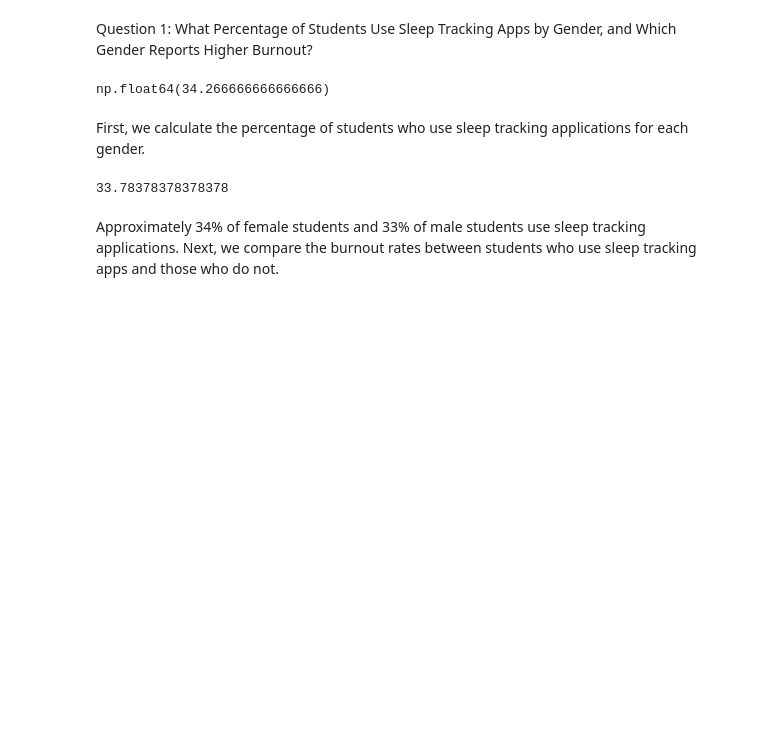
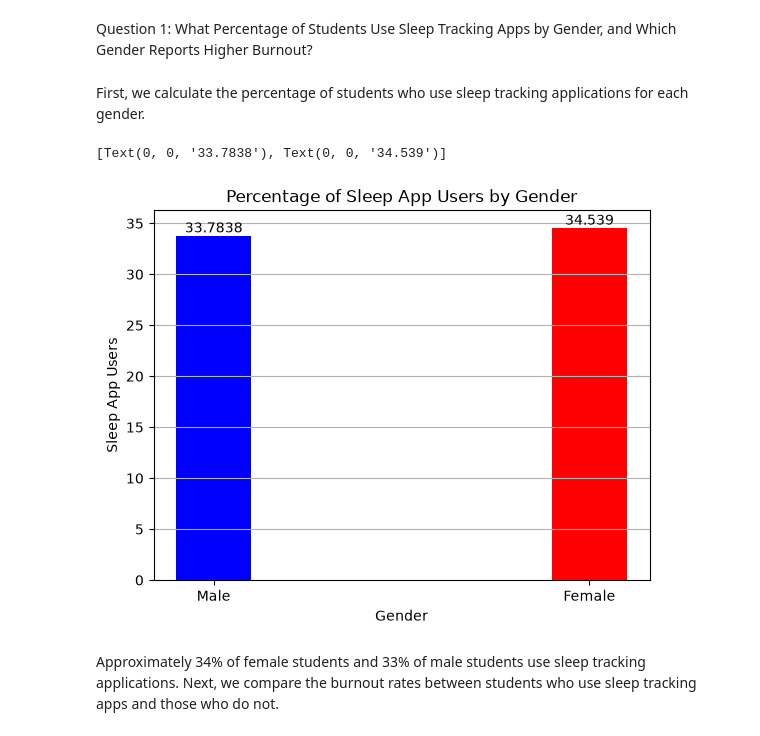
Before and after one commit to ali-keikha/student-sleep-analysis, a Jupyter notebook: notebooks/student_sleep_analysis.ipynb, the cells around one changed output. Cells and saved outputs as stored; diff of their text form; code cells hidden in the pictures; blank space fills up the shorter version.

Commit message:
Add bar chart for data analysis visualization

```diff
--- a/notebooks/student_sleep_analysis.ipynb
+++ b/notebooks/student_sleep_analysis.ipynb
@@ -12,5 +13,5 @@ import pandas as pd
 # %%
-tabel = pd.read_csv("C:\\Users\\lenovo\\Desktop\\Student-Sleep-Analysis\\data\\student_sleep_mental_health_2026.csv")
+df = pd.read_csv("../data/student_sleep_mental_health_2026.csv")
 # %% [markdown]
 # Date Overview
 
@@ -60,20 +61,34 @@ After exploring the dataset, I observed the following:
 # %% [markdown]
 Question 1: What Percentage of Students Use Sleep Tracking Apps by Gender, and Which Gender Reports Higher Burnout?
 # %%
-label_count = tabel["uses_sleep_app"].value_counts()
-true_counts_percent = (label_count[True] / len(tabel["uses_sleep_app"])) * 100
+label_count = df["uses_sleep_app"].value_counts()
+true_counts_percent = (label_count[True] / len(df["uses_sleep_app"])) * 100
-# %% [output]
-np.float64(34.266666666666666)
 # %% [markdown]
 First, we calculate the percentage of students who use sleep tracking applications for each gender.
 # %%
-male_uses_sleep_app = tabel.query("gender == 'Male' and uses_sleep_app == True")
-female_uses_sleep_app = tabel.query("gender == 'Female' and uses_sleep_app == True")
+male_uses_sleep_app = df.query("gender == 'Male' and uses_sleep_app == True")
+female_uses_sleep_app = df.query("gender == 'Female' and uses_sleep_app == True")
 
-male_percent = (len(male_uses_sleep_app) / len(tabel.query("gender == 'Male'"))) * 100
-female_percent = (len(female_uses_sleep_app) / len(tabel.query("gender == 'Female'"))) * 100
+male_percent = (len(male_uses_sleep_app) / len(df.query("gender == 'Male'"))) * 100
+female_percent = (len(female_uses_sleep_app) / len(df.query("gender == 'Female'"))) * 100
+
+bars = plt.bar(
+    ["Male", "Female"],
+    [male_percent, female_percent],
+    width=0.2,
+    color=["blue", "red"]
+    )
+
+plt.title("Percentage of Sleep App Users by Gender")
+plt.xlabel("Gender")
+plt.ylabel("Sleep App Users")
+
+plt.grid(axis="y")
+
+plt.bar_label(bars)
 # %% [output]
-33.78378378378378
+[Text(0, 0, '33.7838'), Text(0, 0, '34.539')]
+[figure, added]
 # %% [markdown]
 Approximately 34% of female students and 33% of male students use sleep tracking applications. Next, we compare the burnout rates between students who use sleep tracking apps and those who do not.
 # %%
```
Also changed, not shown: parts of 3 cells of this notebook.
